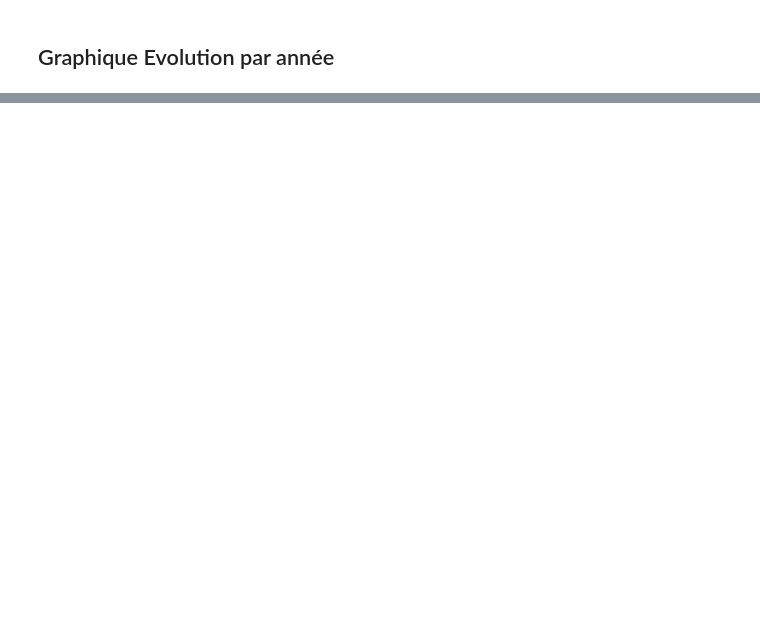
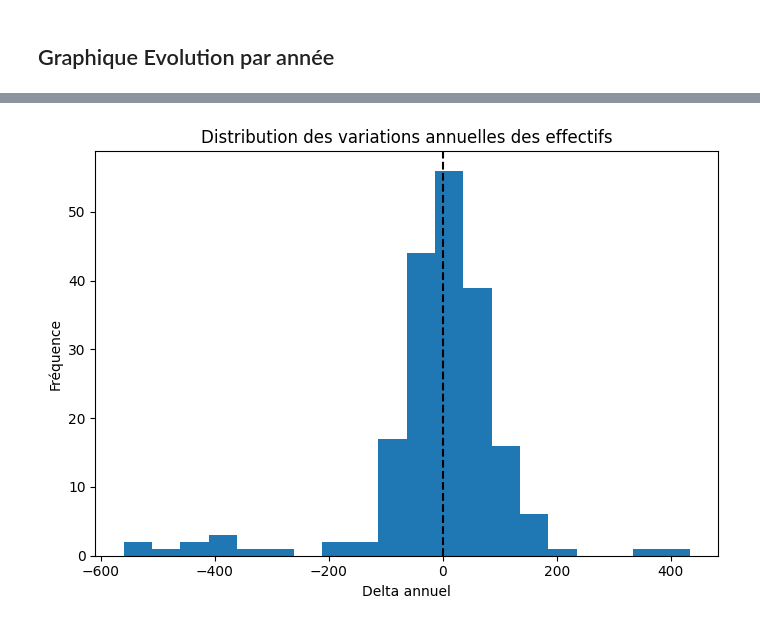
Before and after one commit to dfornier/Python-pour-la-data-science, a Jupyter notebook: StatDesc_2.ipynb, the cells around one changed output, grey strips where cells are left out. Drawn from its saved outputs; the diff is of its cells as text; code cells hidden in the pictures; blank space fills up the shorter version.

```diff
--- a/StatDesc_2.ipynb
+++ b/StatDesc_2.ipynb
@@ -142,0 +309,13 @@ plt.show()
+# %%
+all_deltas = df[delta_cols].values.flatten()
+
+plt.figure(figsize=(7, 5))
+plt.hist(all_deltas, bins=20)
+plt.axvline(0, color="black", linestyle="--")
+plt.xlabel("Delta annuel")
+plt.ylabel("Fréquence")
+plt.title("Distribution des variations annuelles des effectifs")
+plt.tight_layout()
+plt.show()
+# %% [output]
+[figure, added]
```
Also changed, not shown: parts of 16 cells of this notebook.
